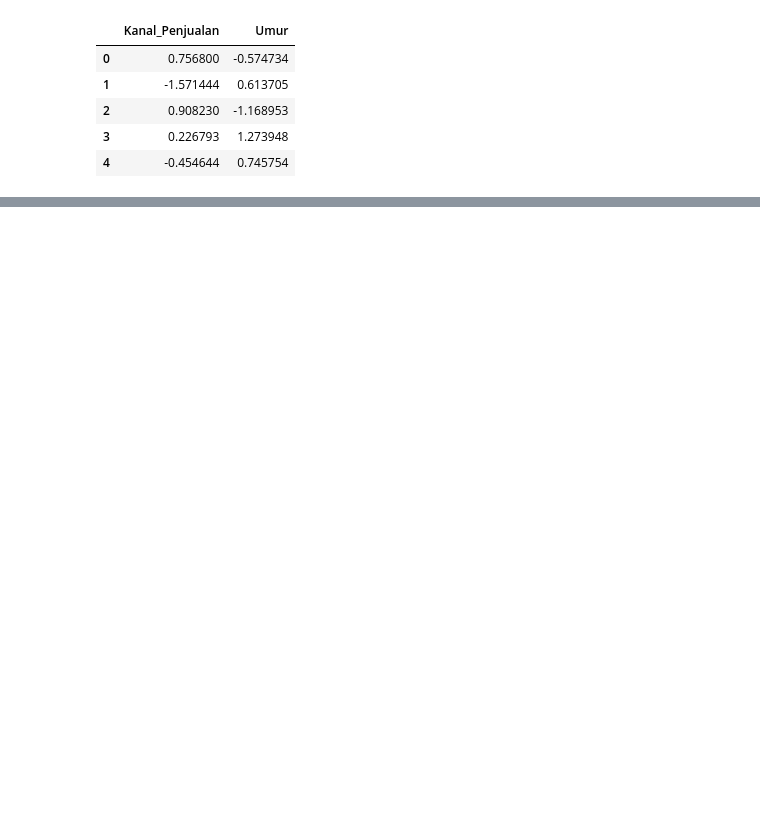
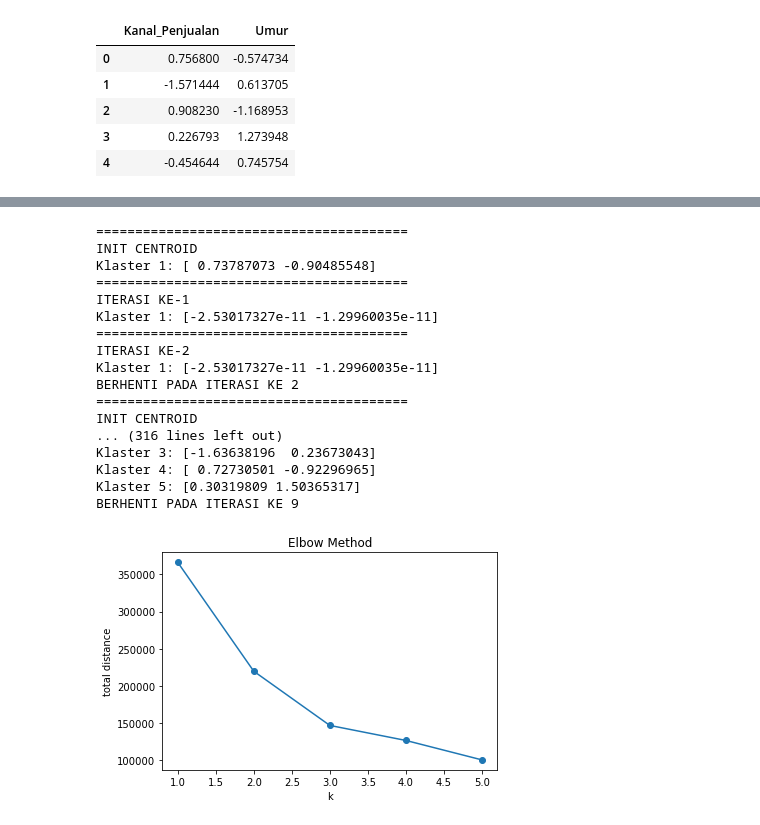
Before and after one commit to krobus00/Tugas-1-Pembelajaran-Mesin-Clustering, a Jupyter notebook: KmeansClustering.ipynb, the cells around one changed output, grey strips where cells are left out. Saved outputs shown, nothing was run; the diff lists cells and outputs as text; code cells hidden in the pictures; blank space fills up the shorter version.

Commit message:
elbow method

```diff
--- a/KmeansClustering.ipynb
+++ b/KmeansClustering.ipynb
@@ -175,0 +178,32 @@ plt.show()
+# %%
+distances = []
+cluster_all = []
+K = range(1,6)
+for k in K:
+    _, _, w = kmeans(k,100,data)
+    distances.append(w)
+
+plt.plot(K, distances, marker='o')
+plt.xlabel('k')
+plt.ylabel('total distance')
+plt.title('Elbow Method')
+plt.show()
+# %% [output]
+========================================
+INIT CENTROID
+Klaster 1: [ 0.73787073 -0.90485548]
+========================================
+ITERASI KE-1
+Klaster 1: [-2.53017327e-11 -1.29960035e-11]
+========================================
+ITERASI KE-2
+Klaster 1: [-2.53017327e-11 -1.29960035e-11]
+BERHENTI PADA ITERASI KE 2
+========================================
+INIT CENTROID
+... (316 lines left out)
+Klaster 3: [-1.63638196  0.23673043]
+Klaster 4: [ 0.72730501 -0.92296965]
+Klaster 5: [0.30319809 1.50365317]
+BERHENTI PADA ITERASI KE 9
+[figure, added]
```
Also changed, not shown: parts of 7 cells of this notebook.
